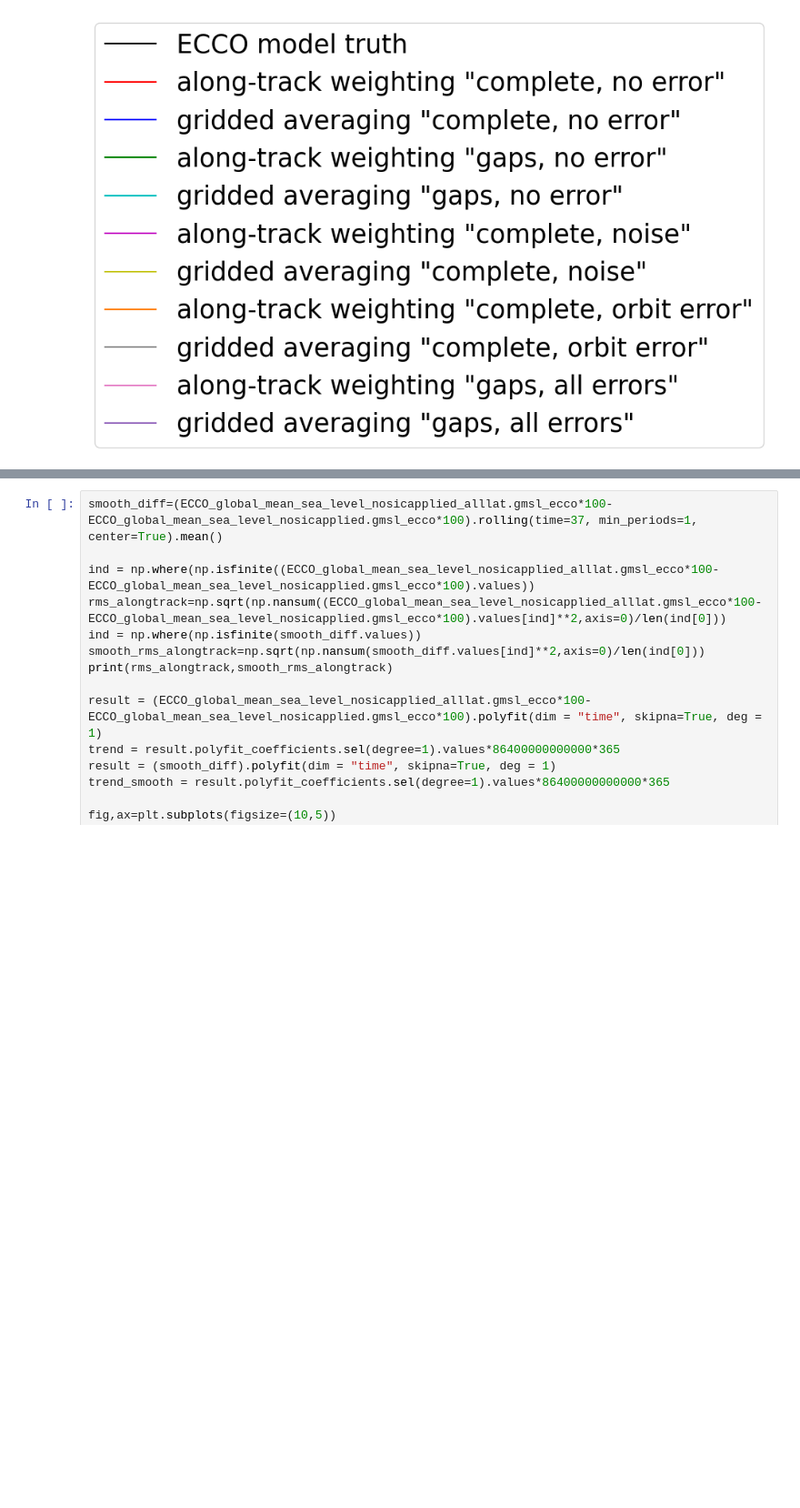
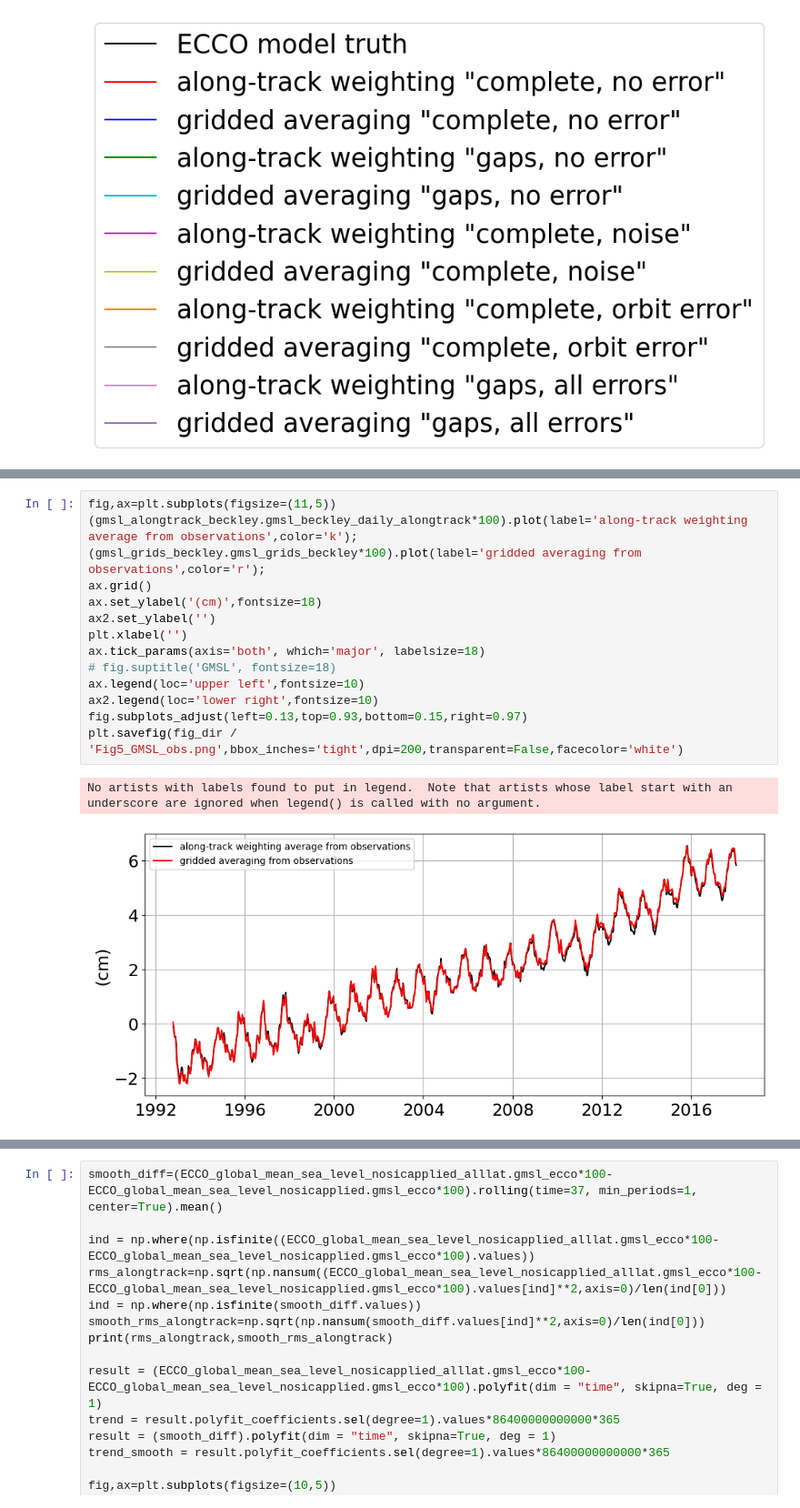
Before and after one commit to sevfour/ECCO_GMSL, a Jupyter notebook: 12a-GMSL_plot_paper_simpleweight_nosicapplied.ipynb, the cells around one changed output, grey strips where cells are left out. Shown at 91% size. Cells and saved outputs as stored; diff of their text form; blank space fills up the shorter version.

```diff
--- a/12a-GMSL_plot_paper_simpleweight_nosicapplied.ipynb
+++ b/12a-GMSL_plot_paper_simpleweight_nosicapplied.ipynb
@@ -190,0 +194,17 @@ figl.savefig(fig_dir / 'legend.png',bbox_inches='tight')
+# %%
+fig,ax=plt.subplots(figsize=(11,5))
+(gmsl_alongtrack_beckley.gmsl_beckley_daily_alongtrack*100).plot(label='along-track weighting average from observations',color='k');
+(gmsl_grids_beckley.gmsl_grids_beckley*100).plot(label='gridded averaging from observations',color='r');
+ax.grid()
+ax.set_ylabel('(cm)',fontsize=18)
+ax2.set_ylabel('')
+plt.xlabel('')
+ax.tick_params(axis='both', which='major', labelsize=18)
+# fig.suptitle('GMSL', fontsize=18)
+ax.legend(loc='upper left',fontsize=10)
+ax2.legend(loc='lower right',fontsize=10)
+fig.subplots_adjust(left=0.13,top=0.93,bottom=0.15,right=0.97)
+plt.savefig(fig_dir / 'Fig5_GMSL_obs.png',bbox_inches='tight',dpi=200,transparent=False,facecolor='white')
+# %% [output]
+No artists with labels found to put in legend.  Note that artists whose label start with an underscore are ignored when legend() is called with no argument.
+[figure, added]
```
Also changed, not shown: parts of 8 cells of this notebook, 5 other files.
